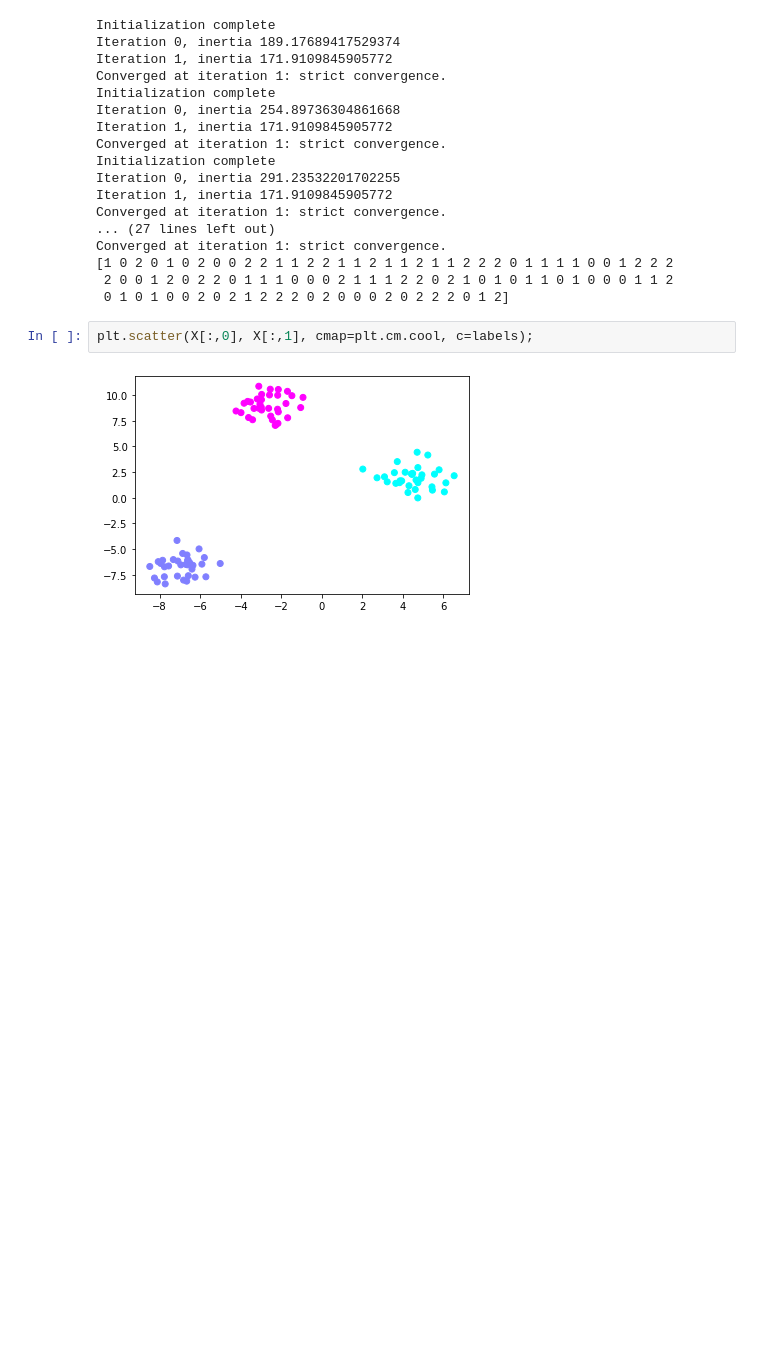
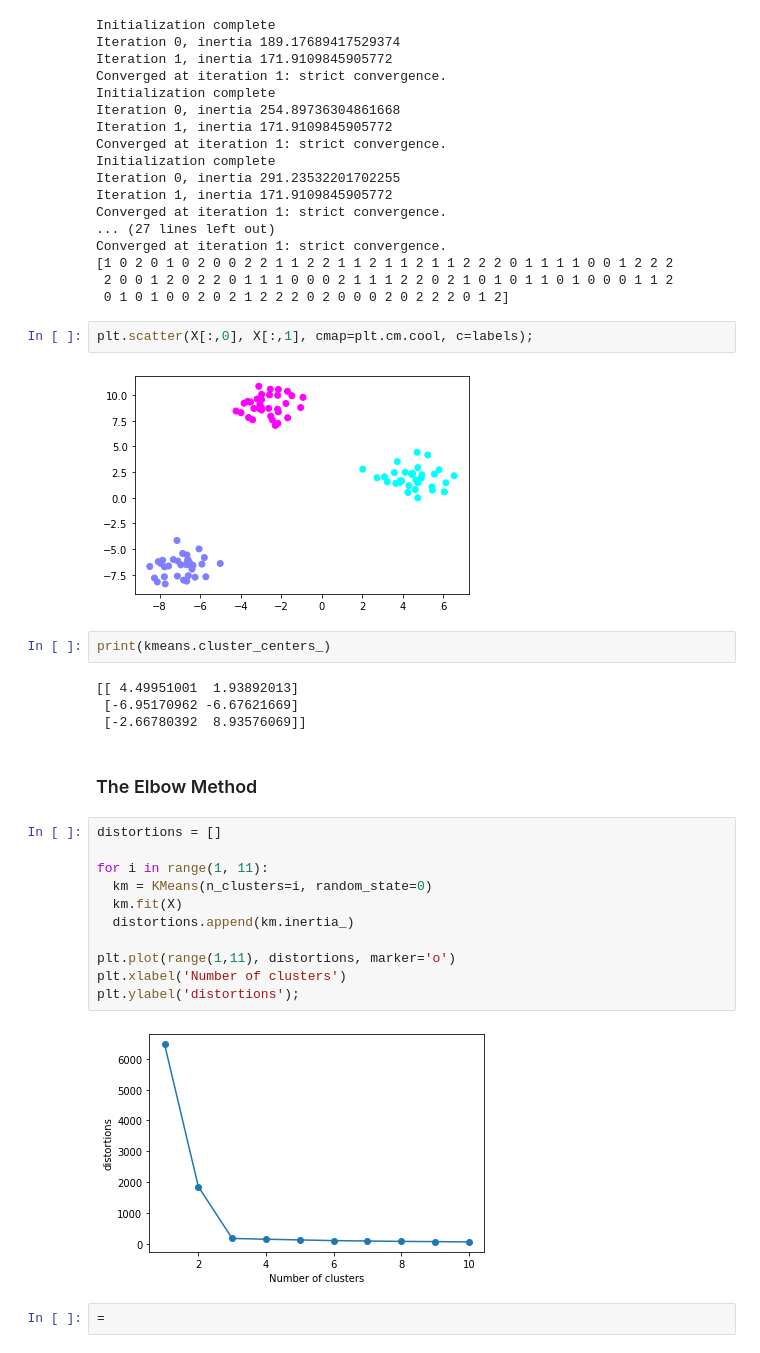
Before and after one commit to Mahrokh-Eb/Machine-Learning-With-Python, a Jupyter notebook: 3_3_skitlearn_Digit.ipynb, the cells around one changed output. Cells and saved outputs as stored; diff of their text form; blank space fills up the shorter version.

```diff
--- a/3_3_skitlearn_Digit.ipynb
+++ b/3_3_skitlearn_Digit.ipynb
@@ -560,3 +560,26 @@ Converged at iteration 1: strict convergence.
 plt.scatter(X[:,0], X[:,1], cmap=plt.cm.cool, c=labels);
 # %% [output]
 [figure]
+# %%
+print(kmeans.cluster_centers_)
+# %% [output]
+[[ 4.49951001  1.93892013]
+ [-6.95170962 -6.67621669]
+ [-2.66780392  8.93576069]]
+# %% [markdown]
+### The Elbow Method
+# %%
+distortions = []
+
+for i in range(1, 11):
+  km = KMeans(n_clusters=i, random_state=0)
+  km.fit(X)
+  distortions.append(km.inertia_)
+
+plt.plot(range(1,11), distortions, marker='o')
+plt.xlabel('Number of clusters')
+plt.ylabel('distortions');
+# %% [output]
+[figure, added]
+# %%
+=
```
